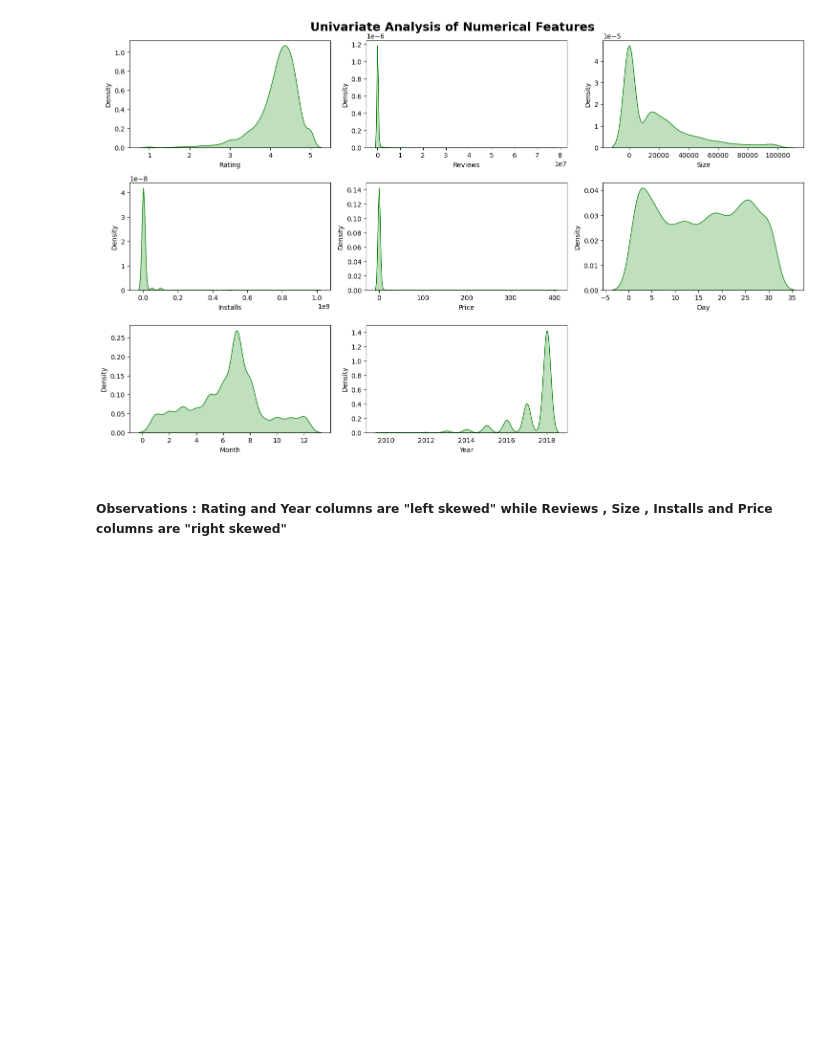
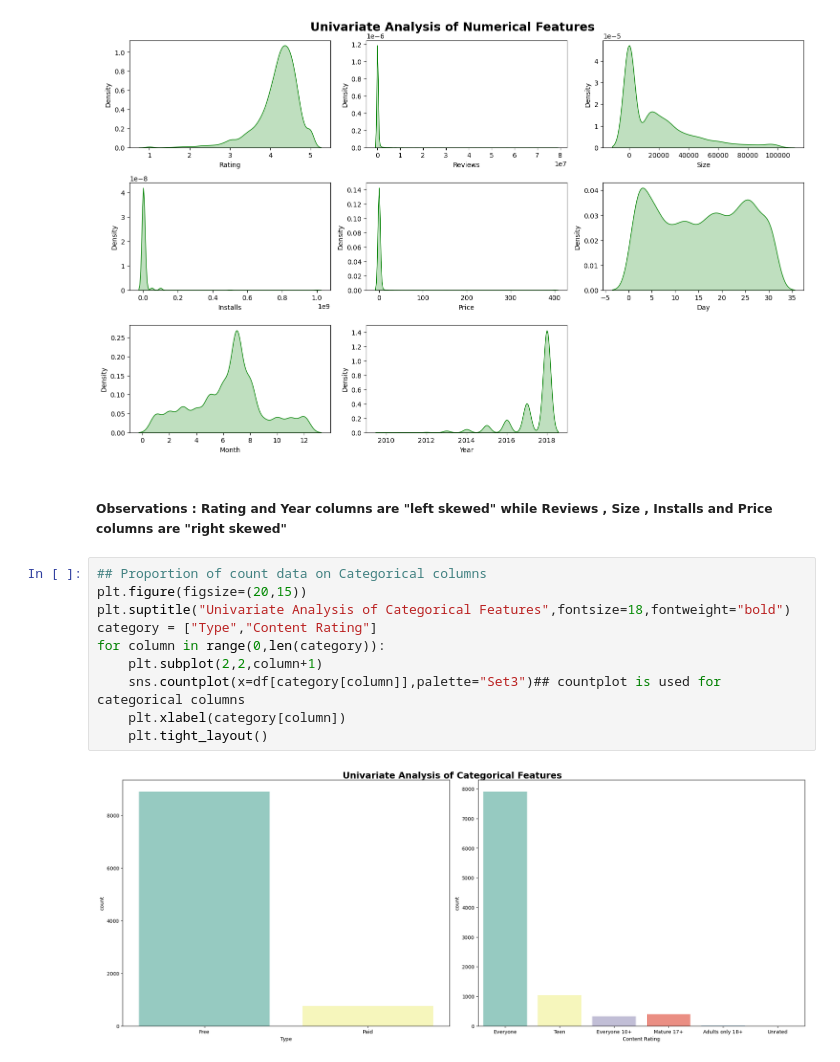
Before and after one commit to trish-2610/Python_Notes-, a Jupyter notebook: EDA and Feature Engineering/EDA_FE_Google_Playstore.ipynb, the cells around one changed output. Saved outputs shown, nothing was run; the diff lists cells and outputs as text; blank space fills up the shorter version.

```diff
--- a/EDA and Feature Engineering/EDA_FE_Google_Playstore.ipynb
+++ b/EDA and Feature Engineering/EDA_FE_Google_Playstore.ipynb
@@ -506,3 +506,15 @@ for column in range(0,len(numeric_features)):
 [figure]
 # %% [markdown]
 ##### Observations : Rating and Year columns are "left skewed" while Reviews , Size , Installs and Price columns are "right skewed"
+# %%
+## Proportion of count data on Categorical columns
+plt.figure(figsize=(20,15))
+plt.suptitle("Univariate Analysis of Categorical Features",fontsize=18,fontweight="bold")
+category = ["Type","Content Rating"]
+for column in range(0,len(category)):
+    plt.subplot(2,2,column+1)
+    sns.countplot(x=df[category[column]],palette="Set3")## countplot is used for categorical columns
+    plt.xlabel(category[column])
+    plt.tight_layout()
+# %% [output]
+[figure, added]
```
Also changed, not shown: parts of 5 cells of this notebook.
